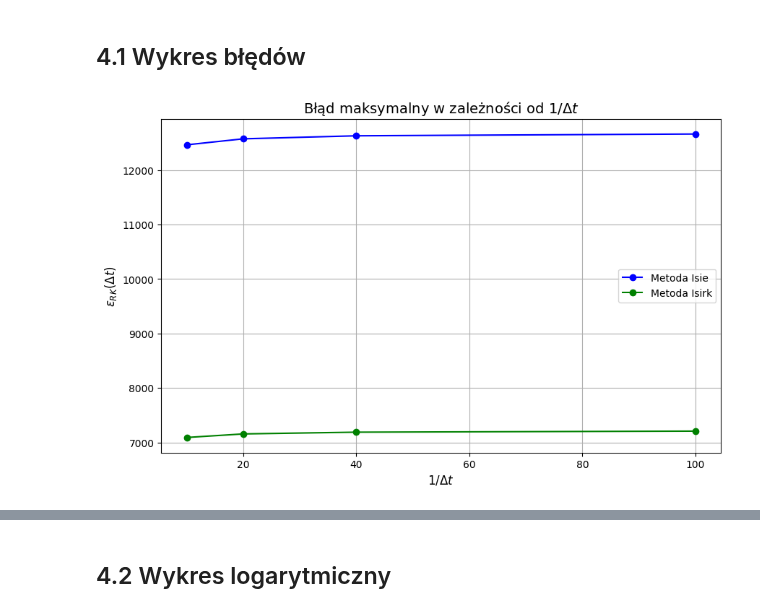
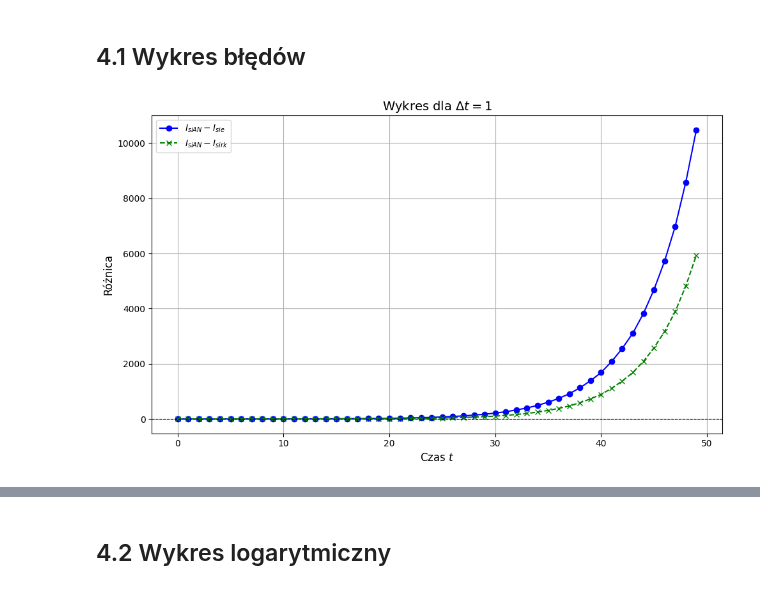
Before and after one commit to 277465/Modelowanie-Pandemii-Sars-cov-19, a Jupyter notebook: projekt.ipynb, the cells around one changed output, grey strips where cells are left out. Drawn from its saved outputs; the diff is of its cells as text; code cells hidden in the pictures.

```diff
--- a/projekt.ipynb
+++ b/projekt.ipynb
@@ -811,51 +812,41 @@ plt.show()
 # %%
 import numpy as np
 import matplotlib.pyplot as plt
 
 # Dane przykładowe
-delta_t_values = np.array([0.1, 0.05, 0.025, 0.01])  # Wartości kroku czasowego
-inv_delta_t = 1/delta_t_values                     # Odwrotność kroku czasowego
-T = 50                                              # Maksymalny czas symulacji
+delta_t = 1  # Wartość kroku czasowego
+T = 50  # Maksymalny czas symulacji
 
-# Wyniki analityczne I(t) (przy większej dokładności czasu)
+# Wyniki analityczne i dane do testów (przykładowe)
 t_high_res = np.linspace(0, T, 1000)
-IsiAN_high_res = np.interp(t_high_res, np.linspace(0, T, len(IsiAN)), IsiAN)  # Interpolacja
 
-# Obliczanie błędu maksymalnego dla każdej metody
-epsilon_sie = []
-epsilon_sirk = []
+IsiAN_high_res = np.interp(t_high_res, np.linspace(0, T, len(IsiAN)), IsiAN)
 
-for dt in delta_t_values:
-    t_num = np.arange(0, T, dt)  # Punkty czasowe dla danego delta_t
+# Punkty czasowe dla delta_t
+t_num = np.arange(0, T, delta_t)
 
-    # Interpolacja wyników analitycznych w punktach numerycznych
-    IsiAN_interp = np.interp(t_num, t_high_res, IsiAN_high_res)
+# Interpolacja wyników analitycznych w punktach numerycznych
+IsiAN_interp = np.interp(t_num, t_high_res, IsiAN_high_res)
 
-    # Interpolacja wyników numerycznych dla Isie i Isirk
-    Isie_interp = np.interp(t_num, np.linspace(0, T, len(Iesi)), Iesi)
-    Isirk_interp = np.interp(t_num, np.linspace(0, T, len(Irksi)), Irksi)
+# Interpolacja wyników numerycznych dla Isie i Isirk
+Isie_interp = np.interp(t_num, np.linspace(0, T, len(Iesi)), Iesi)
+Isirk_interp = np.interp(t_num, np.linspace(0, T, len(Irksi)), Irksi)
 
-    # Obliczanie błędów maksymalnych
-    epsilon_sie.append(np.max(np.abs(IsiAN_interp - Isie_interp)))
-    epsilon_sirk.append(np.max(np.abs(IsiAN_interp - Isirk_interp)))
+# Różnice w każdym punkcie
+diff_sie = IsiAN_interp - Isie_interp
+diff_sirk = IsiAN_interp - Isirk_interp
 
-# Wykres
+# Tworzenie wykresu
 plt.figure(figsize=(10, 6))
-
-# Wykres dla metody Isie
-plt.plot(inv_delta_t, epsilon_sie, label='Metoda Isie', marker='o', linestyle='-', color='blue')
-
-# Wykres dla metody Isirk
-plt.plot(inv_delta_t, epsilon_sirk, label='Metoda Isirk', marker='o', linestyle='-', color='green')
-
-# Dodanie szczegółów do wykresu
-plt.xlabel('$1/\\Delta t$', fontsize=12)
-plt.ylabel('$\\epsilon_{RK}(\\Delta t)$', fontsize=12)
-plt.title('Błąd maksymalny w zależności od $1/\\Delta t$', fontsize=14)
+plt.plot(t_num, diff_sie, label='$I_{siAN} - I_{sie}$', marker='o', linestyle='-', color='blue')
+plt.plot(t_num, diff_sirk, label='$I_{siAN} - I_{sirk}$', marker='x', linestyle='--', color='green')
+plt.axhline(0, color='black', linestyle='--', linewidth=0.8)
+plt.title(f'Wykres dla $\Delta t = {delta_t}$', fontsize=14)
+plt.xlabel('Czas $t$', fontsize=12)
+plt.ylabel('Różnica', fontsize=12)
+plt.grid(True)
 plt.legend(fontsize=10)
-plt.grid(True)
-
-# Wyświetlenie wykresu
+plt.tight_layout()
 plt.show()
 # %% [output]
-[figure, old version]
+[figure, new version]
```
Also changed, not shown: parts of 5 cells of this notebook.
